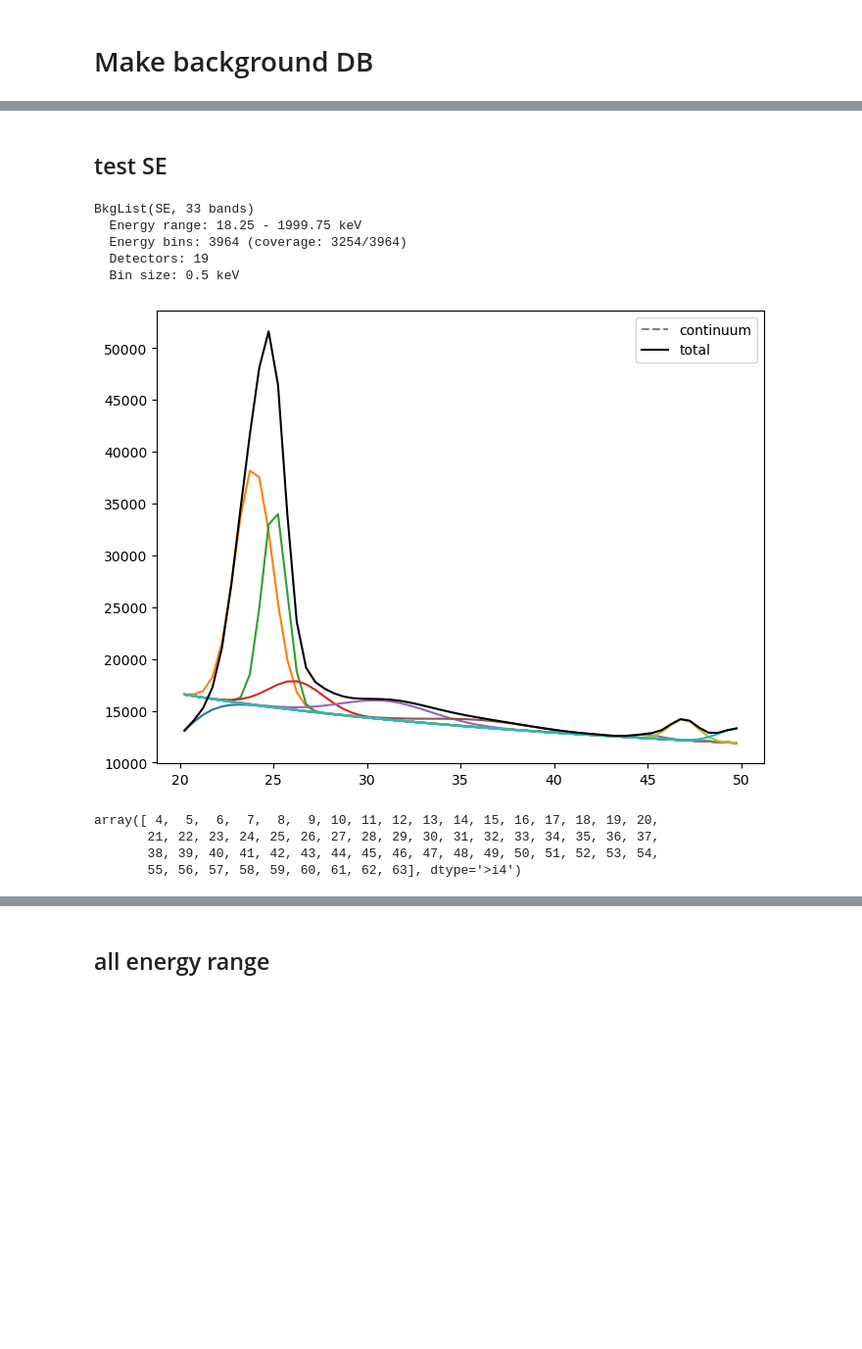
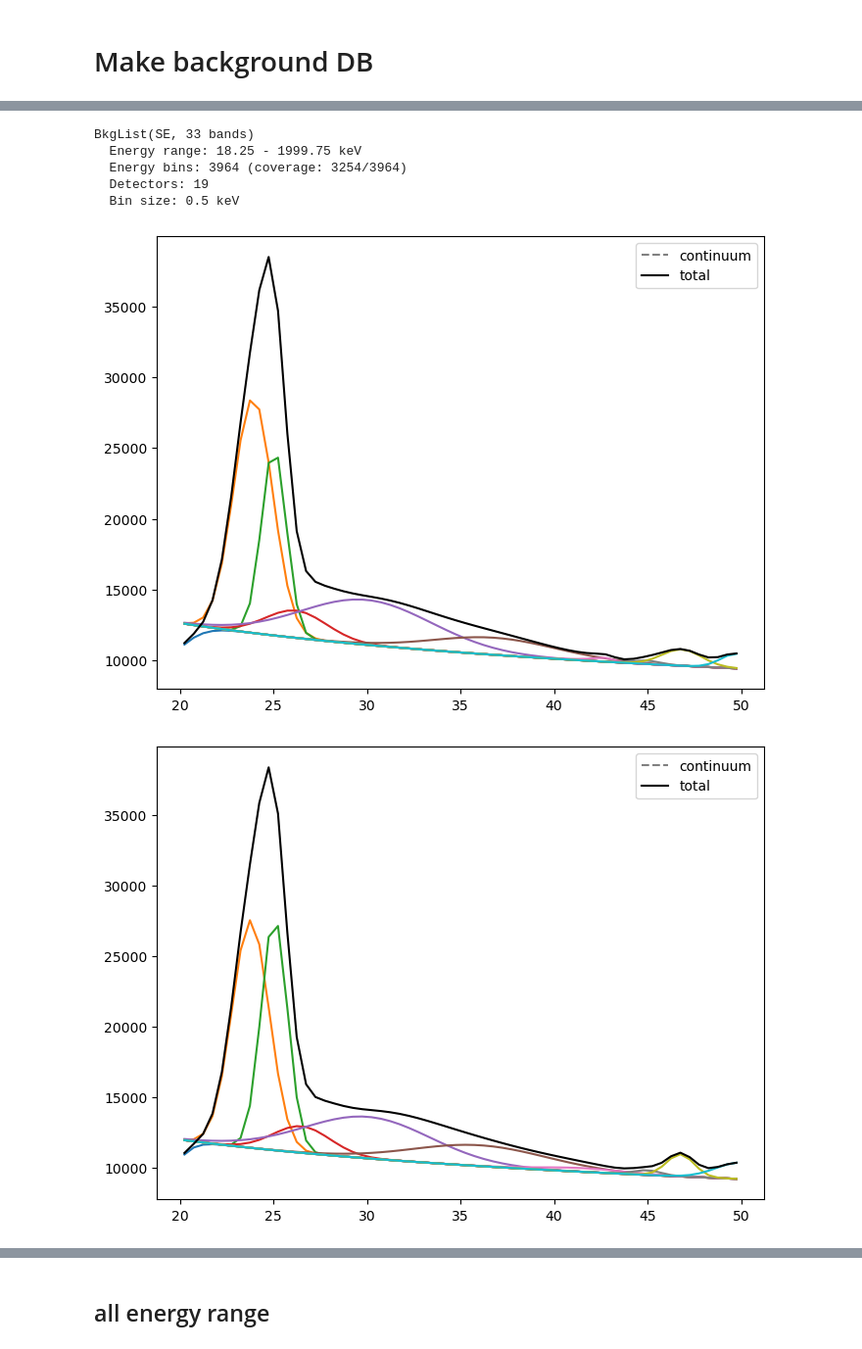
Before and after one commit to tristanbouchet/spibackground, a Jupyter notebook: test_background.ipynb, the cells around one changed output, grey strips where cells are left out. Shown at 98% size. Saved outputs shown, nothing was run; the diff lists cells and outputs as text; code cells hidden in the pictures; blank space fills up the shorter version.

```diff
--- a/test_background.ipynb
+++ b/test_background.ipynb
@@ -59,25 +6,19 @@ annealing 0 det 4: 74/74 eband calculated
-# %% [markdown]
-## test SE
 # %%
 # spec_param_dir = '/data1/ipp_afs_mirror/integral/data/databases/spi_line_db/data/save/0043-2877'
 evt_type='SE'
 spec_param_dir= f'/Users/tbastro/SPI_analysis/BACKGROUND/BG_SAV/{evt_type}/'
 bkg_full = BkgList(spec_param_dir, evt_type=evt_type)
 print(bkg_full)
 
 bkg = bkg_full.bkg_range_list[0]
-for ndet in range(1):
-    bkg.calc_spec_pid_det_eband(pid=100, det=ndet, E=None, plot=True)
-    plt.show()
-bkg.idx_range
+for ndet in range(3):
+    ax=bkg.calc_spec_pid_det_eband(pid=51, det=ndet, E=None, plot=True)
+plt.show()
 # %% [output]
 BkgList(SE, 33 bands)
   Energy range: 18.25 - 1999.75 keV
   Energy bins: 3964 (coverage: 3254/3964)
   Detectors: 19
   Bin size: 0.5 keV
-[figure, old version]
+[figure, new version]
-array([ 4,  5,  6,  7,  8,  9, 10, 11, 12, 13, 14, 15, 16, 17, 18, 19, 20,
-       21, 22, 23, 24, 25, 26, 27, 28, 29, 30, 31, 32, 33, 34, 35, 36, 37,
-       38, 39, 40, 41, 42, 43, 44, 45, 46, 47, 48, 49, 50, 51, 52, 53, 54,
-       55, 56, 57, 58, 59, 60, 61, 62, 63], dtype='>i4')
+[figure, added]
```
Also changed, not shown: parts of 8 cells of this notebook, 2 other files.
